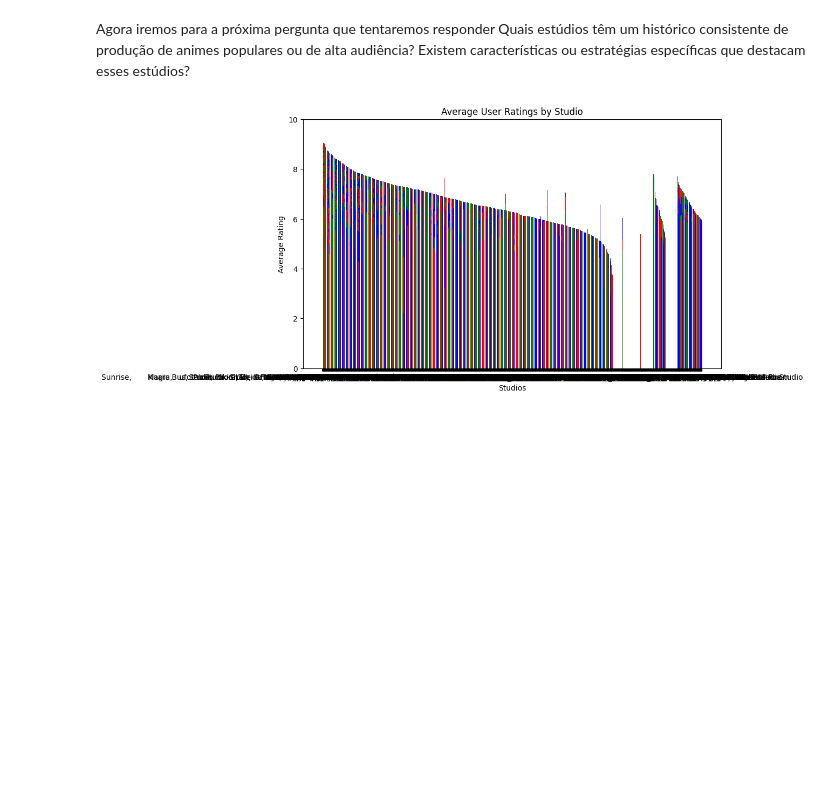
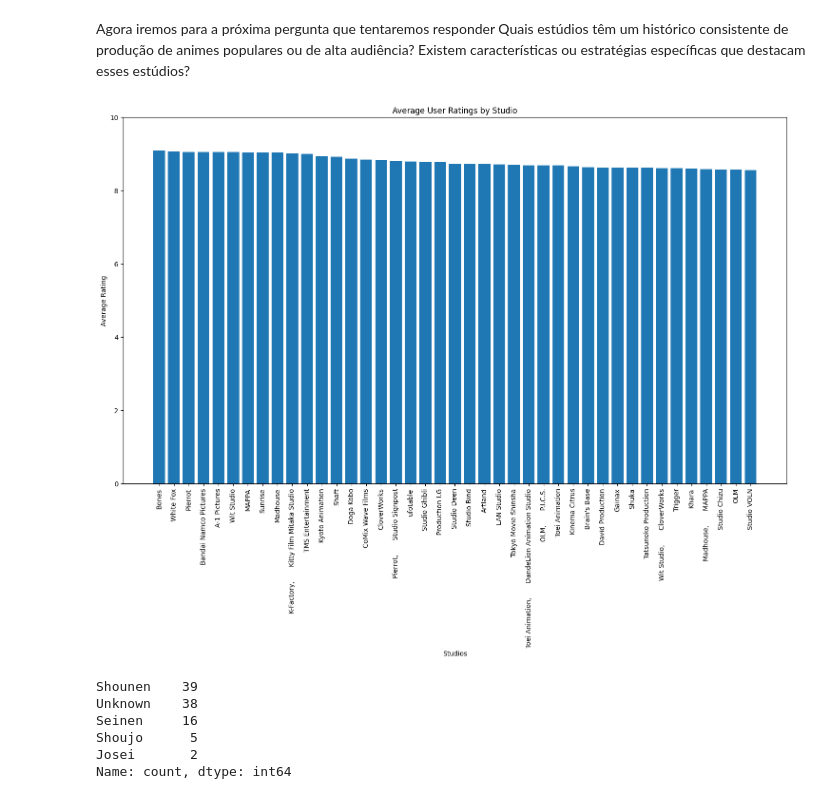
Before and after one commit to Narwick/Data, a Jupyter notebook: my_anime_list_project/data_analysis/data_analysis.ipynb, the cells around one changed output. Cells and saved outputs as stored; diff of their text form; code cells hidden in the pictures; blank space fills up the shorter version.

```diff
--- a/my_anime_list_project/data_analysis/data_analysis.ipynb
+++ b/my_anime_list_project/data_analysis/data_analysis.ipynb
@@ -64,18 +64,45 @@ Agora iremos para a próxima pergunta que tentaremos responder
 Quais estúdios têm um histórico consistente de produção de animes populares ou de alta audiência? Existem características ou estratégias específicas que destacam esses estúdios?
 # %%
 # Sample data (replace with your data)
-studios = df['Production Studio']
-average_ratings = df['Average User Score']
+top_100_high_ratings = df.sort_values(by='Average User Score', ascending=False).head(100)  # Filtra os 100 animes com as notas mais altas
+studios = df.loc[top_100_high_ratings.index, 'Production Studio']
+average_ratings = top_100_high_ratings['Average User Score']  # Obtém as classificações médias desses animes
+
 
 # Create a bar chart for average ratings
-plt.figure(figsize=(10, 6))
-plt.bar(studios, average_ratings, color=['blue', 'green', 'red'])
+plt.figure(figsize=(18, 10))
+plt.bar(studios, average_ratings)
+plt.xticks(rotation=90)
 plt.xlabel('Studios')
 plt.ylabel('Average Rating')
 plt.title('Average User Ratings by Studio')
 plt.ylim(0, 10)
 
 # Show the plot
 plt.show()
 # %% [output]
-[figure, old version]
+[figure, new version]
+# %%
+# 1. Filtrar os top 100 animes com notas mais altas
+top_100_high_ratings = df.sort_values(by='Average User Score', ascending=False).head(100)
+
+# 2. Criar uma lista de todos os gêneros presentes nos top 100 animes
+all_genres = []
+for genres_str in top_100_high_ratings['Demographic Target']:
+    genres = genres_str.split(', ')
+    all_genres.extend(genres)
+
+# 3. Contar a ocorrência de cada gênero
+genre_counts = pd.Series(all_genres).value_counts()
+
+# 4. Classificar os gêneros por contagem decrescente
+top_genres = genre_counts.head(10)  # Por exemplo, os 10 gêneros mais produzidos
+
+print(top_genres)
+# %% [output]
+Shounen    39
+Unknown    38
+Seinen     16
+Shoujo      5
+Josei       2
+Name: count, dtype: int64
```
Also changed, not shown: parts of 1 cell of this notebook.
